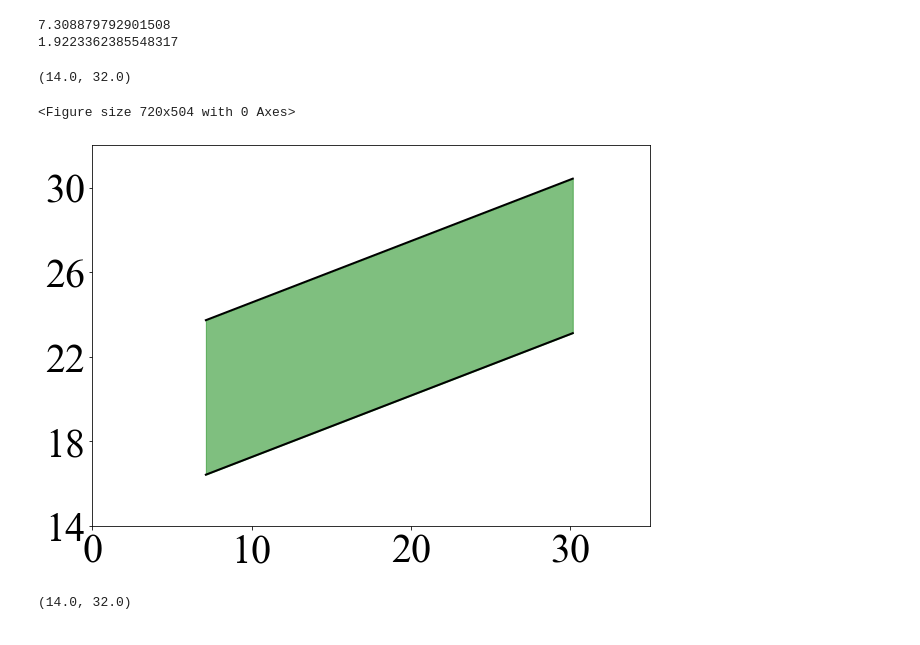
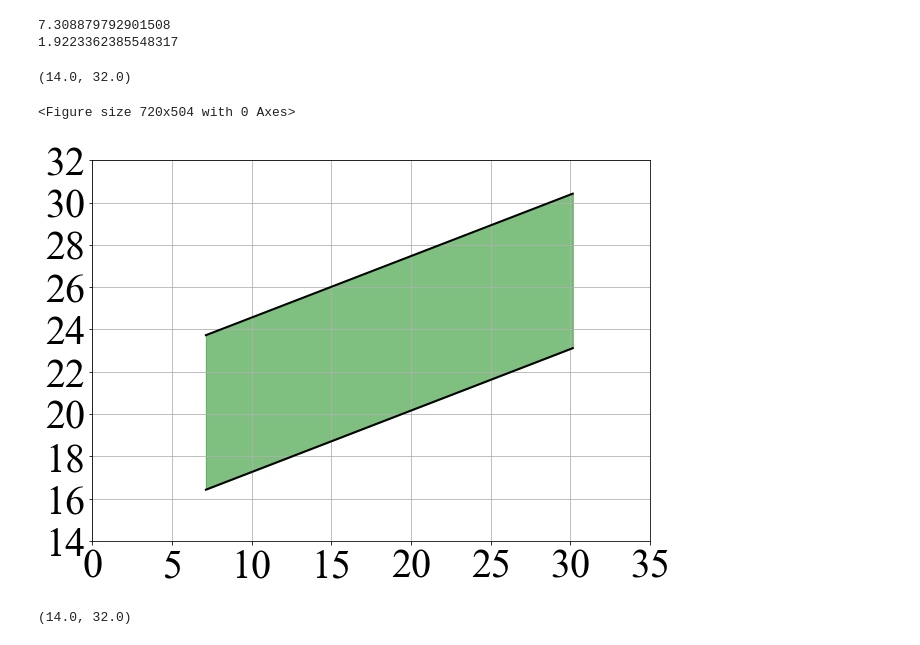
Before and after one commit to ruijis/causal-thinking-neutral-temperature, a Jupyter notebook: two-linear-regressions.ipynb, the cells around one changed output. Cells and saved outputs as stored; diff of their text form; code cells hidden in the pictures.

Commit message:
update graph

```diff
--- a/two-linear-regressions.ipynb
+++ b/two-linear-regressions.ipynb
@@ -819,37 +819,37 @@ t_out_combined = t_out_combined[sort_index]
 up_line = (middle_a_slope*t_out_combined+middle_a_intercept+range_a/2)[sort_index]
 low_line = (middle_a_slope*t_out_combined+middle_a_intercept-range_a/2)[sort_index]
 
 
 # draw grey band between the two lines
 plt.figure(figsize=(10, 7))
 plt.plot(t_out_combined, middle_a_slope*t_out_combined+middle_a_intercept+range_a/2, color='black', linewidth=2)
 plt.plot(t_out_combined, middle_a_slope*t_out_combined+middle_a_intercept-range_a/2, color='black', linewidth=2)
 plt.fill_between(t_out_combined, middle_a_slope*t_out_combined+middle_a_intercept+range_a/2, middle_a_slope*t_out_combined+middle_a_intercept-range_a/2, color='green', alpha=0.5)
 plt.xlabel('', fontsize=40)
 plt.ylabel("", rotation=90, fontsize=40)
-plt.xticks([0, 10, 20, 30], fontsize=40)
-plt.yticks([14, 18, 22, 26, 30], fontsize=40)
+plt.xticks(fontsize=40)
+plt.yticks(fontsize=40)
 plt.grid(True)
 plt.rcParams['font.family'] = 'Times New Roman'
 
 # # Move y-axis label to the top and adjust the distance
 # ax = plt.gca()
 # ax.xaxis.set_label_coords(1, -0.1)
 # ax.yaxis.set_label_coords(-0.08, 1)
 # # alighn label right in the text box
 # ax.yaxis.get_label().set_ha('right')  # this line is added for horizontal alignment to the right
 # ax.xaxis.get_label().set_ha('right')  # this line is added for horizontal alignment to the right
 
-plt.grid(False)
+plt.grid(True)
 # plt.title('Naturally ventilated buildings using method a', fontsize=40)
 
 # set the x-axis range from 5 to 35 and y-axis range from 14 to 32
 plt.xlim(0, 35)
 plt.ylim(14, 32)
 # %% [output]
 (14.0, 32.0)
 <Figure size 720x504 with 0 Axes>
-[figure, old version]
+[figure, new version]
 # %%
 # plot two lines, one with the up_a_slope and up_a_intercept, and another with the low_a_slope and low_a_intercept
 plt.figure(figsize=(10, 7))
```
Also changed, not shown: parts of 4 cells of this notebook, 2 other files.
